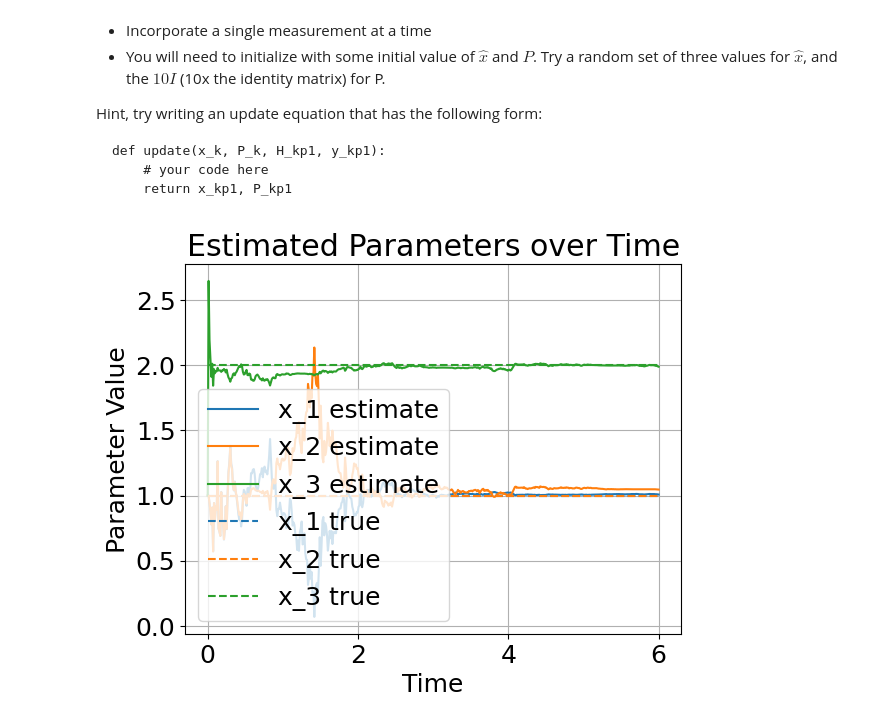
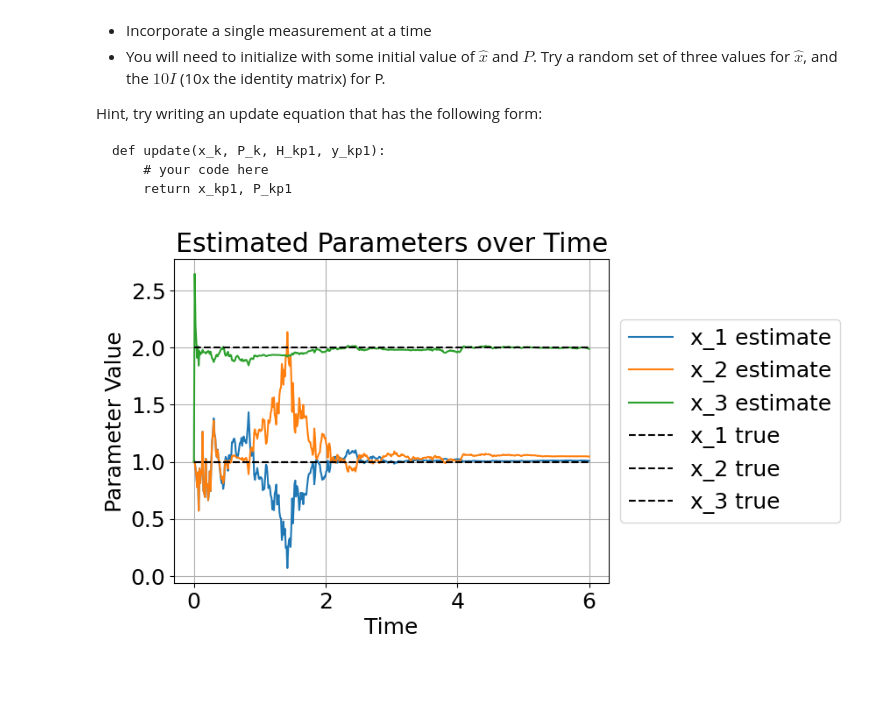
Before and after one commit to quangvumathneuro/Nonlinear_and_Data_Driven_Estimation, a Jupyter notebook: Lesson_3_Sequential_Least_Squares/A_Linear_Sequential.ipynb, the cells around one changed output. Cells and saved outputs as stored; diff of their text form; code cells hidden in the pictures; blank space fills up the shorter version.

Commit message:
added plot

```diff
--- a/Lesson_3_Sequential_Least_Squares/A_Linear_Sequential.ipynb
+++ b/Lesson_3_Sequential_Least_Squares/A_Linear_Sequential.ipynb
@@ -122,22 +122,22 @@ for i in range(len(y_tilde)):
 # %%
 x_estimate_array = np.array([x.flatten() for x in x_estimate])
 
 plt.figure()
 plt.plot(t, x_estimate_array[:-1, 0], label='x_1 estimate')
 plt.plot(t, x_estimate_array[:-1, 1], label='x_2 estimate')
 plt.plot(t, x_estimate_array[:-1, 2], label='x_3 estimate')
 
 # Add the true x values
-plt.plot(t, np.ones_like(t)*x[0], linestyle='--', color='C0', label='x_1 true')
-plt.plot(t, np.ones_like(t)*x[1], linestyle='--', color='C1', label='x_2 true')
-plt.plot(t, np.ones_like(t)*x[2], linestyle='--', color='C2', label='x_3 true')
+plt.plot(t, np.ones_like(t)*x[0], linestyle='--', color='black', label='x_1 true')
+plt.plot(t, np.ones_like(t)*x[1], linestyle='--', color='black', label='x_2 true')
+plt.plot(t, np.ones_like(t)*x[2], linestyle='--', color='black', label='x_3 true')
 
 
 plt.xlabel('Time')
 plt.ylabel('Parameter Value')
 plt.title('Estimated Parameters over Time')
-plt.legend()
+plt.legend(loc='center left', bbox_to_anchor=(1, 0.5))
 plt.grid(True)
 plt.show()
 # %% [output]
-[figure, old version]
+[figure, new version]
```
